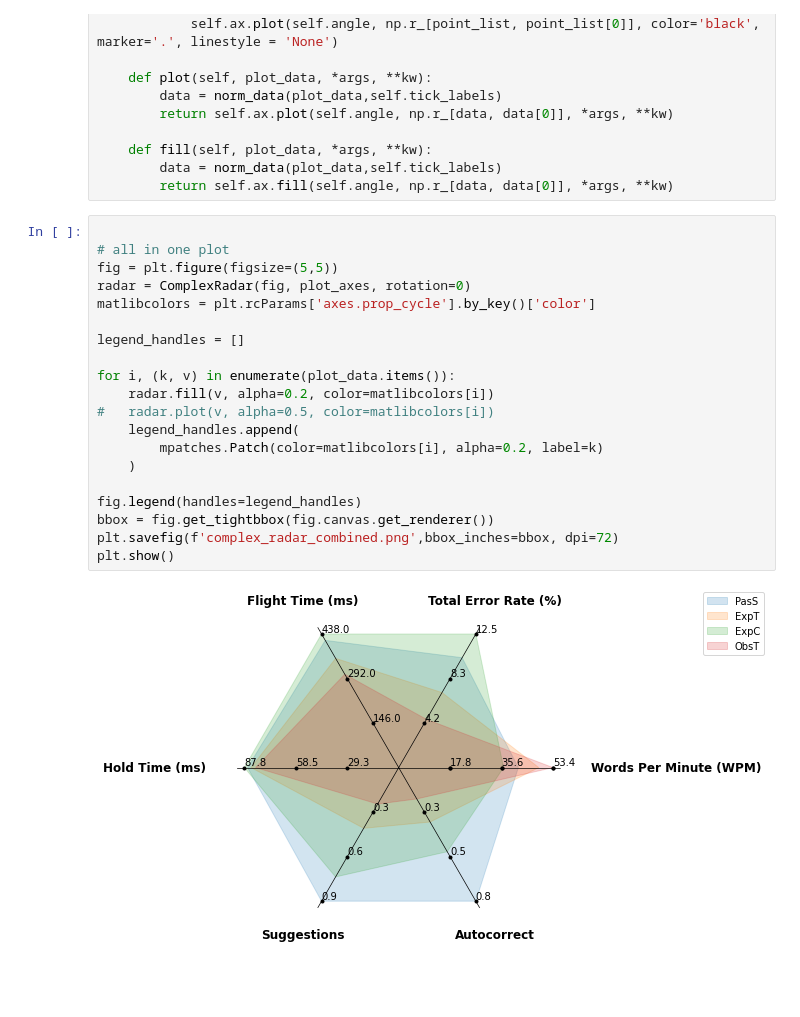
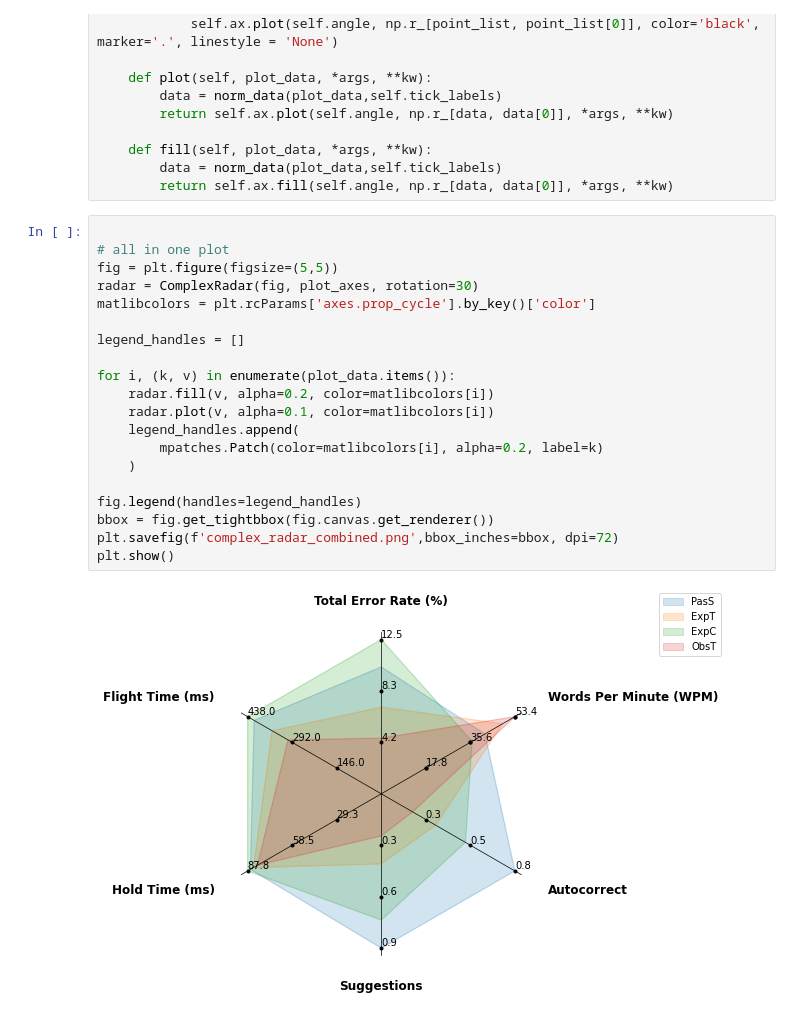
Before and after one commit to davidverweij/data_plots, a Jupyter notebook: notebooks/Radar plots.ipynb, the cells around one changed output. Cells and saved outputs as stored; diff of their text form; blank space fills up the shorter version.

```diff
--- a/notebooks/Radar plots.ipynb
+++ b/notebooks/Radar plots.ipynb
@@ -202,25 +202,25 @@ class ComplexRadar():
 # %%
 
 # all in one plot
 fig = plt.figure(figsize=(5,5))
-radar = ComplexRadar(fig, plot_axes, rotation=0)
+radar = ComplexRadar(fig, plot_axes, rotation=30)
 matlibcolors = plt.rcParams['axes.prop_cycle'].by_key()['color']
 
 legend_handles = []
 
 for i, (k, v) in enumerate(plot_data.items()):
     radar.fill(v, alpha=0.2, color=matlibcolors[i])
-#   radar.plot(v, alpha=0.5, color=matlibcolors[i])
+    radar.plot(v, alpha=0.1, color=matlibcolors[i])
     legend_handles.append(
         mpatches.Patch(color=matlibcolors[i], alpha=0.2, label=k)
     )
 
 fig.legend(handles=legend_handles)
 bbox = fig.get_tightbbox(fig.canvas.get_renderer())
 plt.savefig(f'complex_radar_combined.png',bbox_inches=bbox, dpi=72)
 plt.show()
 # %% [output]
-[figure, old version]
+[figure, new version]
 # %%
 # seperate plots
 rotation = 30
```
Also changed, not shown: parts of 2 cells of this notebook.
